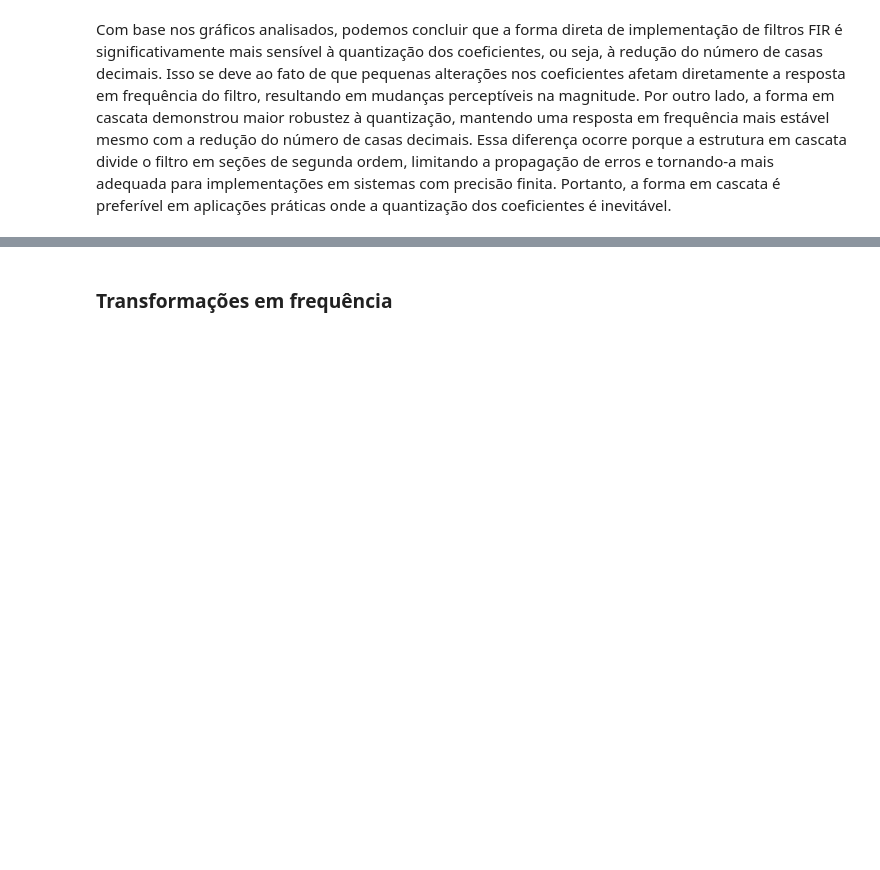
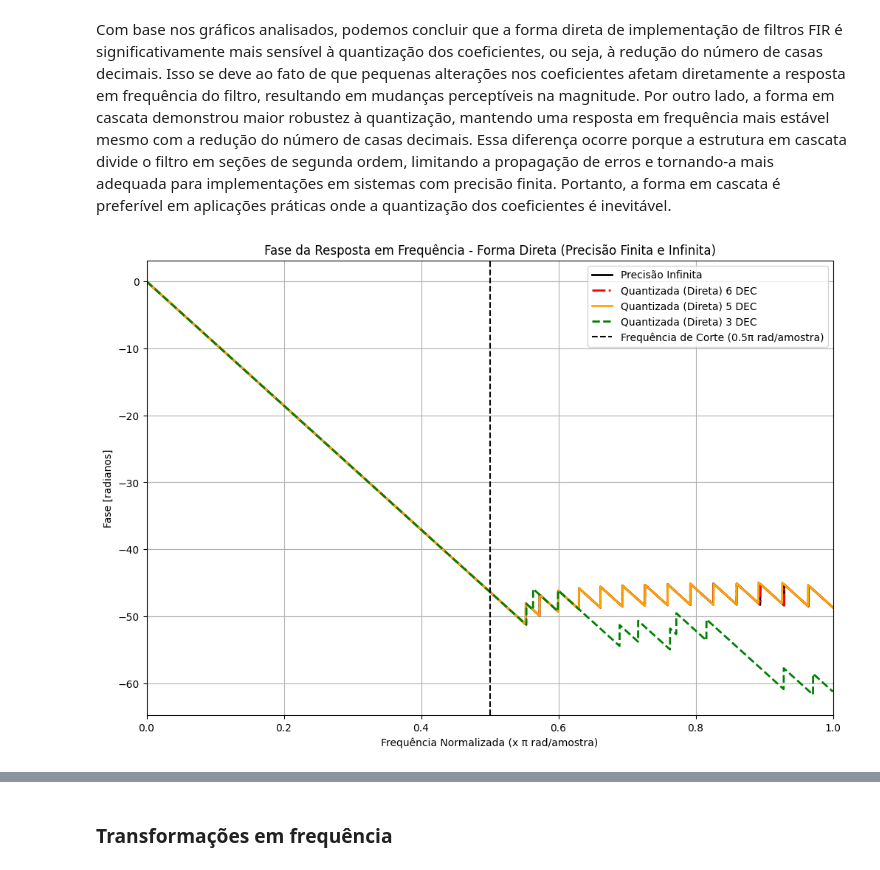
Before and after one commit to JoseRaimundo27/FiltroFIR, a Jupyter notebook: filtroBeforeGERSON.ipynb, the cells around one changed output, grey strips where cells are left out. Cells and saved outputs as stored; diff of their text form; code cells hidden in the pictures; blank space fills up the shorter version.

```diff
--- a/filtroBeforeGERSON.ipynb
+++ b/filtroBeforeGERSON.ipynb
@@ -233,2 +261,36 @@ plt.show()
 # %% [markdown]
 Com base nos gráficos analisados, podemos concluir que a forma direta de implementação de filtros FIR é significativamente mais sensível à quantização dos coeficientes, ou seja, à redução do número de casas decimais. Isso se deve ao fato de que pequenas alterações nos coeficientes afetam diretamente a resposta em frequência do filtro, resultando em mudanças perceptíveis na magnitude. Por outro lado, a forma em cascata demonstrou maior robustez à quantização, mantendo uma resposta em frequência mais estável mesmo com a redução do número de casas decimais. Essa diferença ocorre porque a estrutura em cascata divide o filtro em seções de segunda ordem, limitando a propagação de erros e tornando-a mais adequada para implementações em sistemas com precisão finita. Portanto, a forma em cascata é preferível em aplicações práticas onde a quantização dos coeficientes é inevitável.
+# %%
+# Calcular a resposta em frequência para a precisão infinita (sem quantização)
+frequencias_q_inf, resposta_direta_inf = signal.freqz(h_fir_original, worN=8000)
+
+# **Plot da fase da resposta em frequência (Forma Direta - Precisão Finita + Precisão Infinita)**
+plt.figure(figsize=(12, 8))
+
+plt.plot(
+    frequencias_q_inf / np.pi, np.unwrap(np.angle(resposta_direta_inf)),
+    label='Precisão Infinita', color='black', linestyle='-', linewidth=2
+)
+plt.plot(
+    frequencias_q_6dec / np.pi, np.unwrap(np.angle(resposta_direta_quantizada_6dec)),
+    label='Quantizada (Direta) 6 DEC', color='red', linestyle='-.', linewidth=2
+)
+plt.plot(
+    frequencias_q_5dec / np.pi, np.unwrap(np.angle(resposta_direta_quantizada_5dec)),
+    label='Quantizada (Direta) 5 DEC', color='orange', linestyle='-', linewidth=2
+)
+plt.plot(
+    frequencias_q_3dec / np.pi, np.unwrap(np.angle(resposta_direta_quantizada_3dec)),
+    label='Quantizada (Direta) 3 DEC', color='green', linestyle='--', linewidth=2
+)
+
+plt.title('Fase da Resposta em Frequência - Forma Direta (Precisão Finita e Infinita)')
+plt.xlabel('Frequência Normalizada (x π rad/amostra)')
+plt.ylabel('Fase [radianos]')
+plt.grid(True)
+plt.axvline(0.5, color='black', linestyle='--', label='Frequência de Corte (0.5π rad/amostra)')
+plt.legend()
+plt.xlim(left=0.0, right=1.0)  # Ajuste do eixo X
+plt.show()
+# %% [output]
+[figure, added]
```
Also changed, not shown: parts of 6 cells of this notebook.
